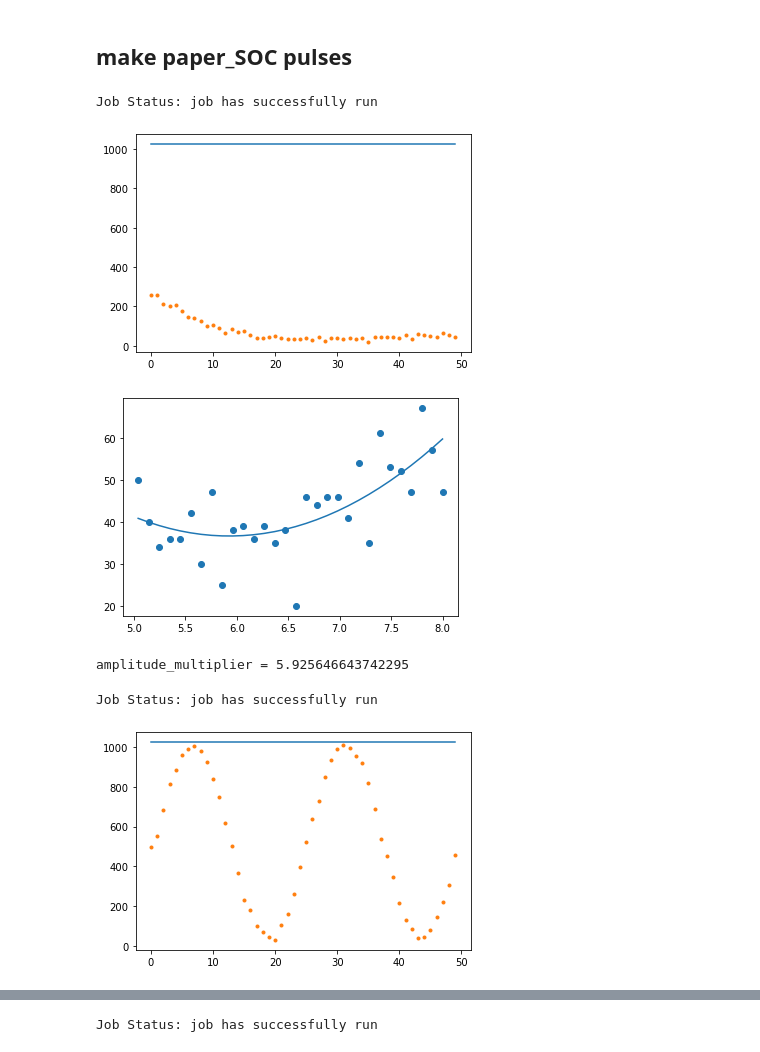
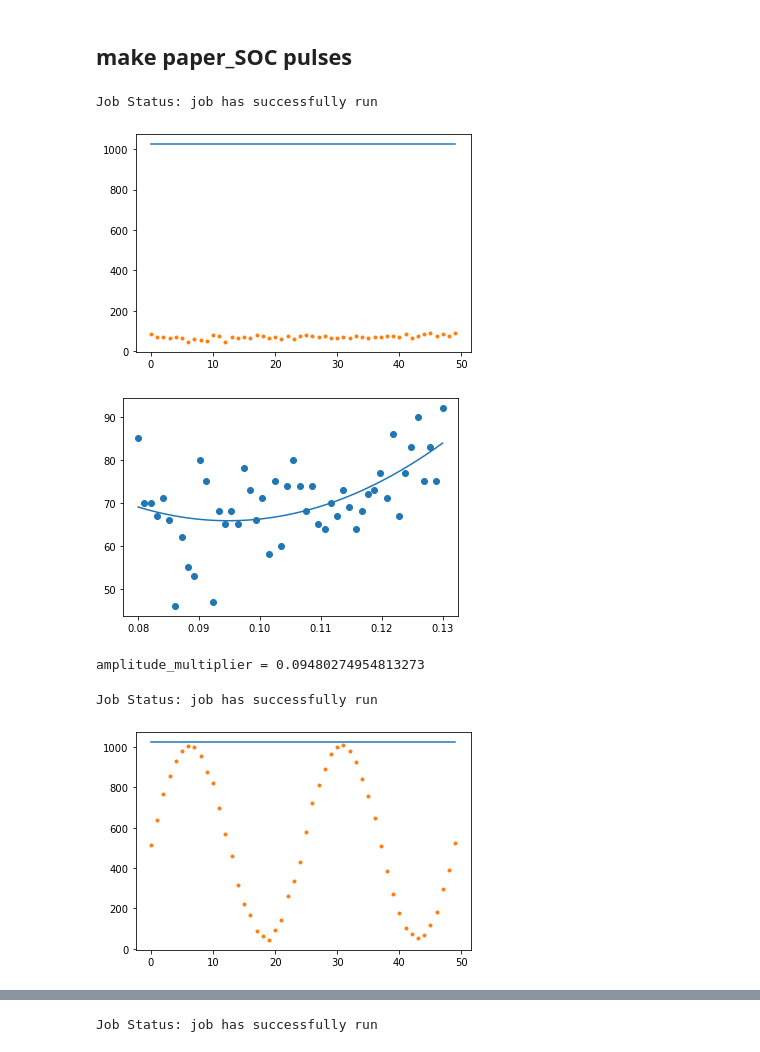
Before and after one commit to panbae59/smooth-optimal-control-2, a Jupyter notebook: new_SOC_with_qiskit_armonk.ipynb, the cells around one changed output, grey strips where cells are left out. Drawn from its saved outputs; the diff is of its cells as text; code cells hidden in the pictures.

```diff
--- a/new_SOC_with_qiskit_armonk.ipynb
+++ b/new_SOC_with_qiskit_armonk.ipynb
@@ -352,37 +352,35 @@ qiskit_optimal_control.gate['-Y/2'] = zh_schedule
 # %% [markdown]
 ## make paper_SOC pulses
 # %%
-convert_factor = load_value('convert_factor')
 drive_samples = int(500e-9/dt)
 omega = np.pi/(500*1e-9)
 #delete below code
 drive_samples = get_closest_multiple_of_16(drive_samples)
 
 Signal = load_Signal(omega, dt, drive_samples, "amplitudes/paper/amplitude_pi_X_x.csv", "amplitudes/paper/amplitude_pi_X_y.csv")
-Signal *= 1e6 * convert_factor
-amplitude_detuning_array = np.linspace(3.,8, 50)
+amplitude_detuning_array = np.linspace(0.08,0.13, 50)
 # %%
 measure_list = amplitude_sweep(amplitude_detuning_array, [Signal])
 # %% [output]
 Job Status: job has successfully run
-[figure, old version]
+[figure, new version]
 # %%
-fit_params, y_fit = fit_function(amplitude_detuning_array[20:],
-                                 [x['0'] for x in measure_list][20:],
+fit_params, y_fit = fit_function(amplitude_detuning_array[:],
+                                 [x['0'] for x in measure_list][:],
                                  lambda x, A, B, C: (A*(x-B)**2 + C),
                                  [100000, 1, 0])
 
 from matplotlib import pyplot as plt
-plt.scatter(amplitude_detuning_array[20:], [x['0'] for x in measure_list][20:])
-plt.plot(amplitude_detuning_array[20:], y_fit)
+plt.scatter(amplitude_detuning_array[:], [x['0'] for x in measure_list][:])
+plt.plot(amplitude_detuning_array[:], y_fit)
 plt.show()
 
 amplitude_multiplier_paper_SOC = fit_params[1]
 print("amplitude_multiplier = {}".format(amplitude_multiplier_paper_SOC))
 save_value("amplitude_multiplier_paper_SOC", amplitude_multiplier_paper_SOC)
 # %% [output]
-[figure, old version]
+[figure, new version]
-amplitude_multiplier = 5.925646643742295
+amplitude_multiplier = 0.09480274954813273
 # %%
 def angle_sweep_pi(angles, Signal_list):
     schedules = []
@@ -424,7 +422,7 @@ angles = np.linspace(0, 2*np.pi, 50)
 measure_list = angle_sweep_pi(angles, [Signal*amplitude_multiplier_paper_SOC])
 # %% [output]
 Job Status: job has successfully run
-[figure, old version]
+[figure, new version]
 # %%
 angles = np.linspace(0, 2*np.pi, 50)
 values = baseline_remove([x['0'] for x in measure_list])
```
Also changed, not shown: parts of 12 cells of this notebook, 14 other files.
